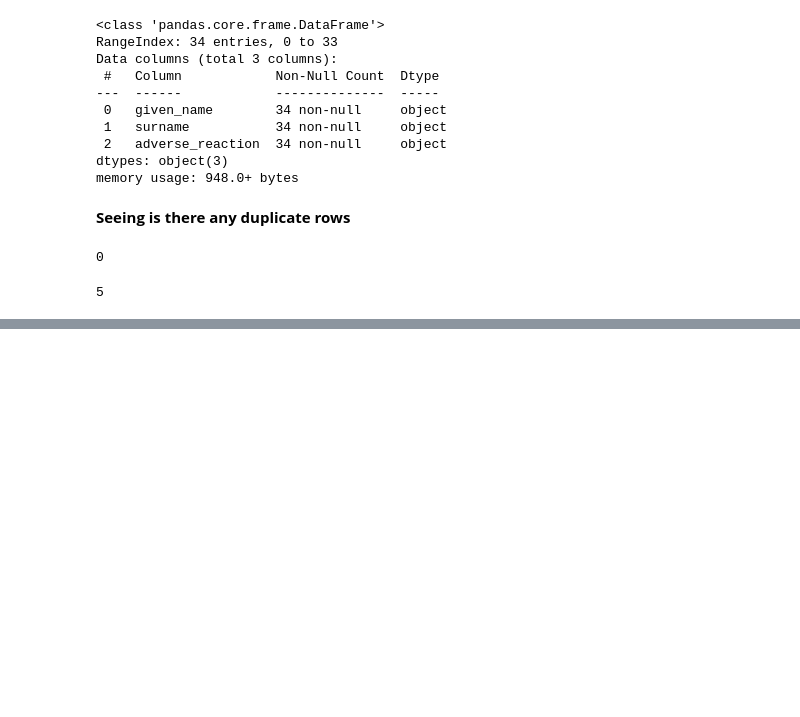
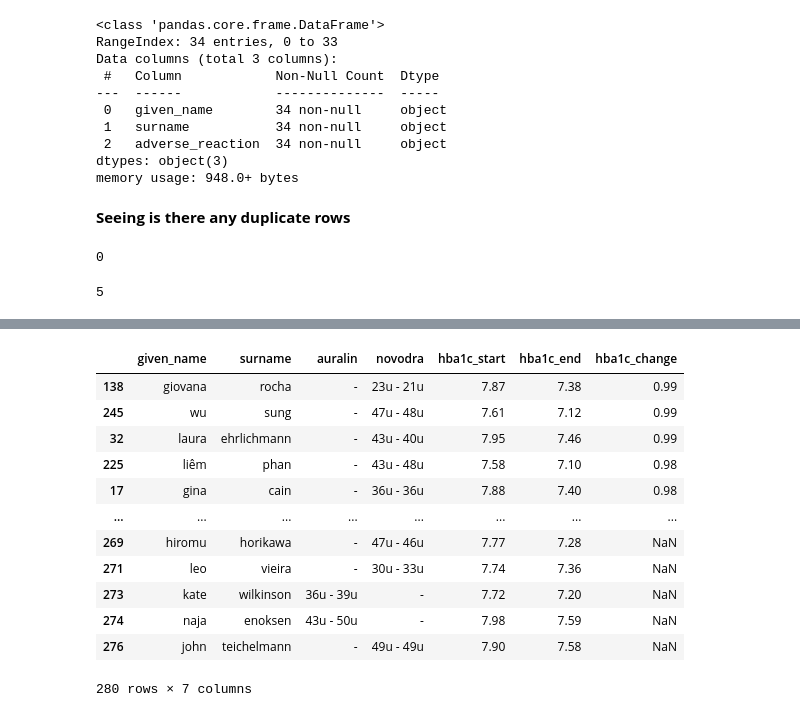
Before and after one commit to SyedAnasAzim/Data-Analysis, a Jupyter notebook: EDA/02-EDA-Data Assessing.ipynb, the cells around one changed output, grey strips where cells are left out. Cells and saved outputs as stored; diff of their text form; code cells hidden in the pictures; blank space fills up the shorter version.

```diff
--- a/EDA/02-EDA-Data Assessing.ipynb
+++ b/EDA/02-EDA-Data Assessing.ipynb
@@ -357,0 +481,16 @@ patients[patients.duplicated(subset=["given_name","surname"])]
+# %%
+treatments.sort_values(by="hba1c_change",ascending = False)
+# %% [output]
+|  | given_name | surname | auralin | novodra | hba1c_start | hba1c_end | hba1c_change |
+| 138 | giovana | rocha | - | 23u - 21u | 7.87 | 7.38 | 0.99 |
+| 245 | wu | sung | - | 47u - 48u | 7.61 | 7.12 | 0.99 |
+| 32 | laura | ehrlichmann | - | 43u - 40u | 7.95 | 7.46 | 0.99 |
+| 225 | liêm | phan | - | 43u - 48u | 7.58 | 7.10 | 0.98 |
+| 17 | gina | cain | - | 36u - 36u | 7.88 | 7.40 | 0.98 |
+| ... | ... | ... | ... | ... | ... | ... | ... |
+| 269 | hiromu | horikawa | - | 47u - 46u | 7.77 | 7.28 | NaN |
+| 271 | leo | vieira | - | 30u - 33u | 7.74 | 7.36 | NaN |
+| 273 | kate | wilkinson | 36u - 39u | - | 7.72 | 7.20 | NaN |
+| 274 | naja | enoksen | 43u - 50u | - | 7.98 | 7.59 | NaN |
+| 276 | john | teichelmann | - | 49u - 49u | 7.90 | 7.58 | NaN |
+280 rows × 7 columns
```
Also changed, not shown: parts of 26 cells of this notebook.
